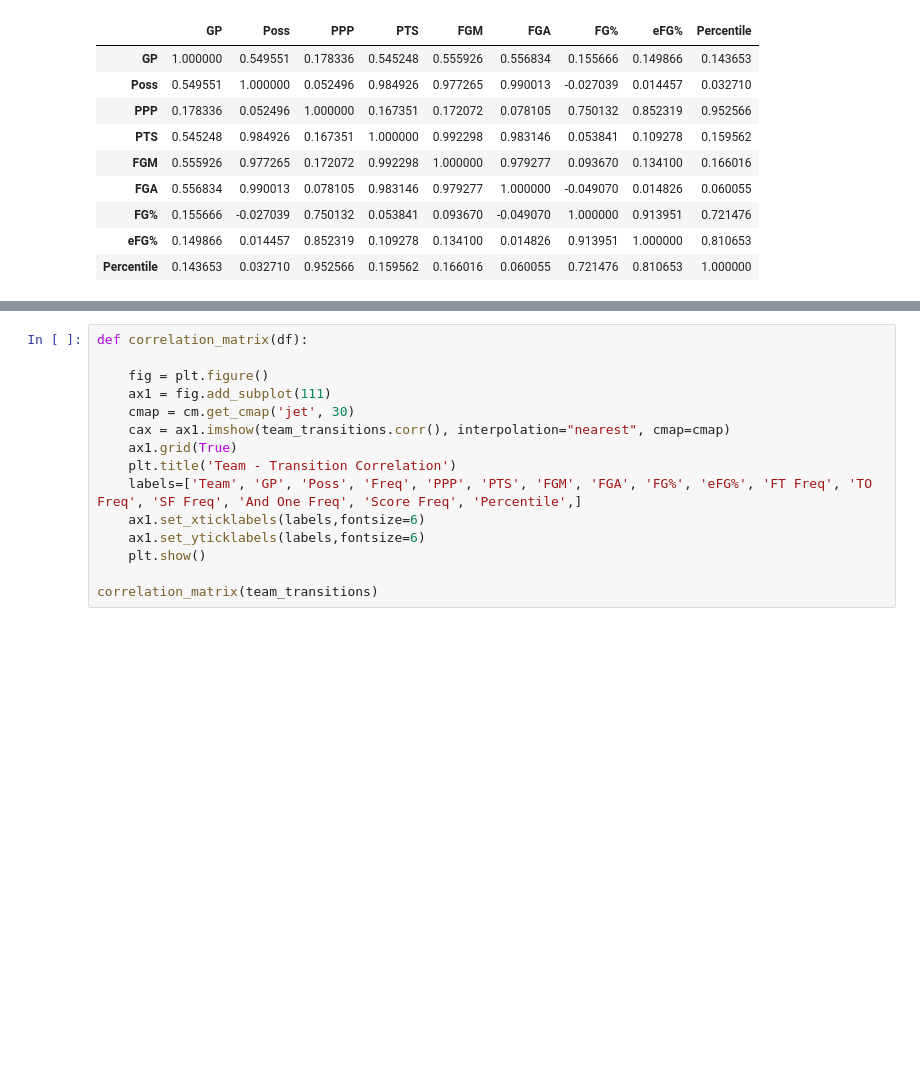
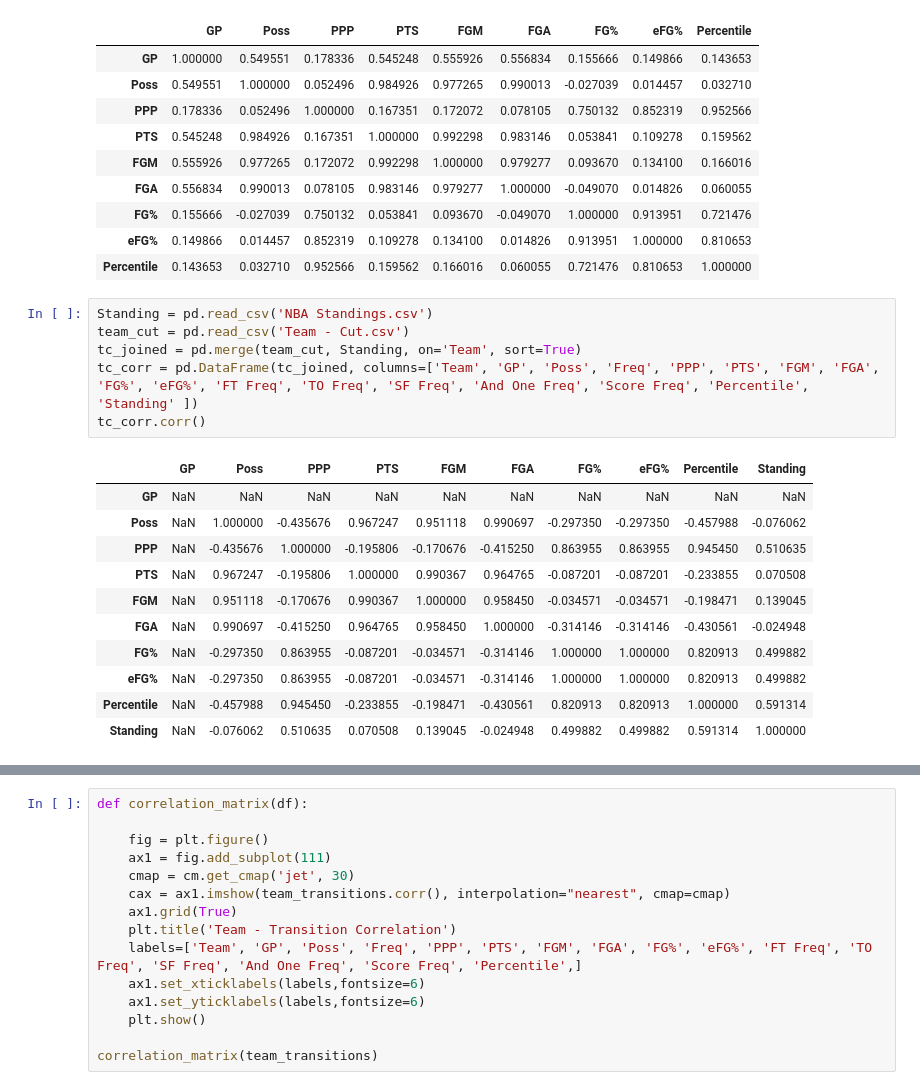
Before and after one commit to carterkbrantley/ga-data-science, a Jupyter notebook: Final-Project/Part 3/Part 3 Version 2.ipynb, the cells around one changed output, grey strips where cells are left out. Cells and saved outputs as stored; diff of their text form; blank space fills up the shorter version.

```diff
--- a/Final-Project/Part 3/Part 3 Version 2.ipynb
+++ b/Final-Project/Part 3/Part 3 Version 2.ipynb
@@ -156,3 +156,21 @@ frame.corr()
 | FG% | 0.155666 | -0.027039 | 0.750132 | 0.053841 | 0.093670 | -0.049070 | 1.000000 | 0.913951 | 0.721476 |
 | eFG% | 0.149866 | 0.014457 | 0.852319 | 0.109278 | 0.134100 | 0.014826 | 0.913951 | 1.000000 | 0.810653 |
 | Percentile | 0.143653 | 0.032710 | 0.952566 | 0.159562 | 0.166016 | 0.060055 | 0.721476 | 0.810653 | 1.000000 |
+# %%
+Standing = pd.read_csv('NBA Standings.csv')
+team_cut = pd.read_csv('Team - Cut.csv')
+tc_joined = pd.merge(team_cut, Standing, on='Team', sort=True)
+tc_corr = pd.DataFrame(tc_joined, columns=['Team', 'GP', 'Poss', 'Freq', 'PPP', 'PTS', 'FGM', 'FGA', 'FG%', 'eFG%', 'FT Freq', 'TO Freq', 'SF Freq', 'And One Freq', 'Score Freq', 'Percentile', 'Standing' ])
+tc_corr.corr()
+# %% [output]
+|  | GP | Poss | PPP | PTS | FGM | FGA | FG% | eFG% | Percentile | Standing |
+| GP | NaN | NaN | NaN | NaN | NaN | NaN | NaN | NaN | NaN | NaN |
+| Poss | NaN | 1.000000 | -0.435676 | 0.967247 | 0.951118 | 0.990697 | -0.297350 | -0.297350 | -0.457988 | -0.076062 |
+| PPP | NaN | -0.435676 | 1.000000 | -0.195806 | -0.170676 | -0.415250 | 0.863955 | 0.863955 | 0.945450 | 0.510635 |
+| PTS | NaN | 0.967247 | -0.195806 | 1.000000 | 0.990367 | 0.964765 | -0.087201 | -0.087201 | -0.233855 | 0.070508 |
+| FGM | NaN | 0.951118 | -0.170676 | 0.990367 | 1.000000 | 0.958450 | -0.034571 | -0.034571 | -0.198471 | 0.139045 |
+| FGA | NaN | 0.990697 | -0.415250 | 0.964765 | 0.958450 | 1.000000 | -0.314146 | -0.314146 | -0.430561 | -0.024948 |
+| FG% | NaN | -0.297350 | 0.863955 | -0.087201 | -0.034571 | -0.314146 | 1.000000 | 1.000000 | 0.820913 | 0.499882 |
+| eFG% | NaN | -0.297350 | 0.863955 | -0.087201 | -0.034571 | -0.314146 | 1.000000 | 1.000000 | 0.820913 | 0.499882 |
+| Percentile | NaN | -0.457988 | 0.945450 | -0.233855 | -0.198471 | -0.430561 | 0.820913 | 0.820913 | 1.000000 | 0.591314 |
+| Standing | NaN | -0.076062 | 0.510635 | 0.070508 | 0.139045 | -0.024948 | 0.499882 | 0.499882 | 0.591314 | 1.000000 |
```
Also changed, not shown: parts of 18 cells of this notebook, 3 other files.
